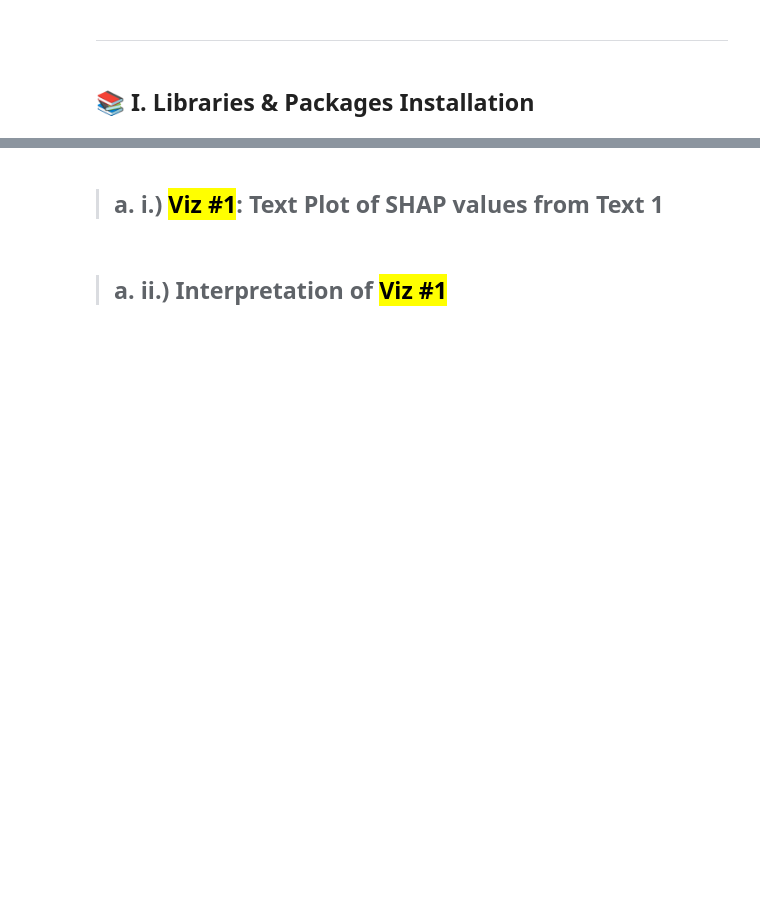
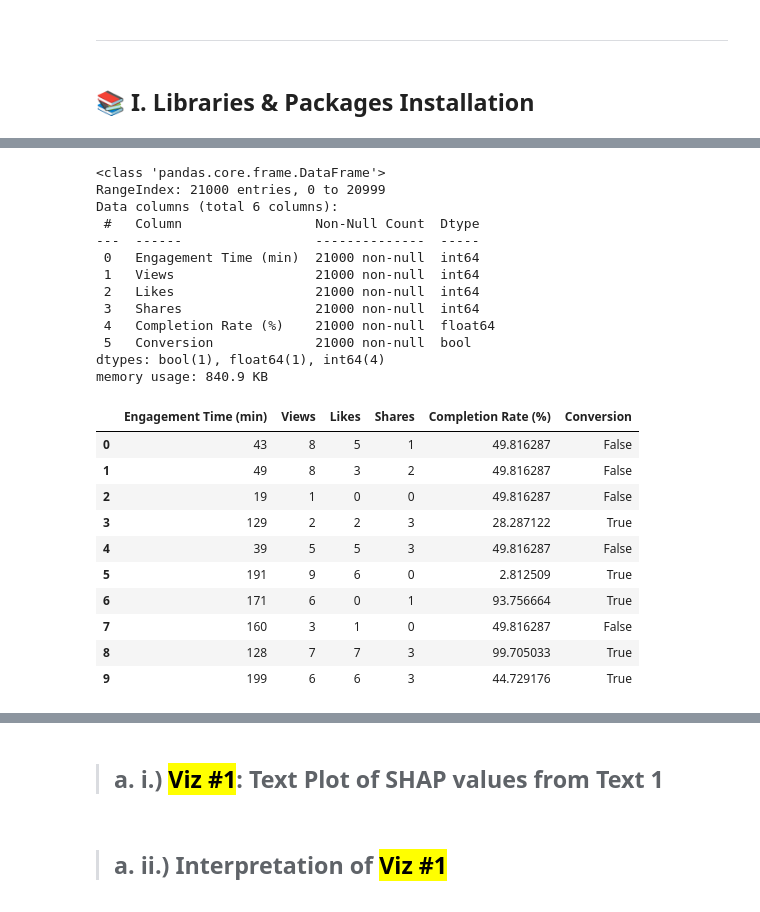
Before and after one commit to theorignalmapdcodex/aipi590_i-4_et2, a Jupyter notebook: notebooks/pdp+ice+ale_plot_interpretation.ipynb, the cells around one changed output, grey strips where cells are left out. Saved outputs shown, nothing was run; the diff lists cells and outputs as text; code cells hidden in the pictures; blank space fills up the shorter version.

```diff
--- a/notebooks/pdp+ice+ale_plot_interpretation.ipynb
+++ b/notebooks/pdp+ice+ale_plot_interpretation.ipynb
@@ -84,0 +189,30 @@ warnings.filterwarnings("ignore")
+# %%
+# Showing first 10 rows of table again
+bcs_data.info()
+bcs_data.describe()
+bcs_data.head(10)
+# %% [output]
+<class 'pandas.core.frame.DataFrame'>
+RangeIndex: 21000 entries, 0 to 20999
+Data columns (total 6 columns):
+ #   Column                 Non-Null Count  Dtype
+---  ------                 --------------  -----
+ 0   Engagement Time (min)  21000 non-null  int64
+ 1   Views                  21000 non-null  int64
+ 2   Likes                  21000 non-null  int64
+ 3   Shares                 21000 non-null  int64
+ 4   Completion Rate (%)    21000 non-null  float64
+ 5   Conversion             21000 non-null  bool
+dtypes: bool(1), float64(1), int64(4)
+memory usage: 840.9 KB
+|  | Engagement Time (min) | Views | Likes | Shares | Completion Rate (%) | Conversion |
+| 0 | 43 | 8 | 5 | 1 | 49.816287 | False |
+| 1 | 49 | 8 | 3 | 2 | 49.816287 | False |
+| 2 | 19 | 1 | 0 | 0 | 49.816287 | False |
+| 3 | 129 | 2 | 2 | 3 | 28.287122 | True |
+| 4 | 39 | 5 | 5 | 3 | 49.816287 | False |
+| 5 | 191 | 9 | 6 | 0 | 2.812509 | True |
+| 6 | 171 | 6 | 0 | 1 | 93.756664 | True |
+| 7 | 160 | 3 | 1 | 0 | 49.816287 | False |
+| 8 | 128 | 7 | 7 | 3 | 99.705033 | True |
+| 9 | 199 | 6 | 6 | 3 | 44.729176 | True |
```
Also changed, not shown: parts of 29 cells of this notebook.
